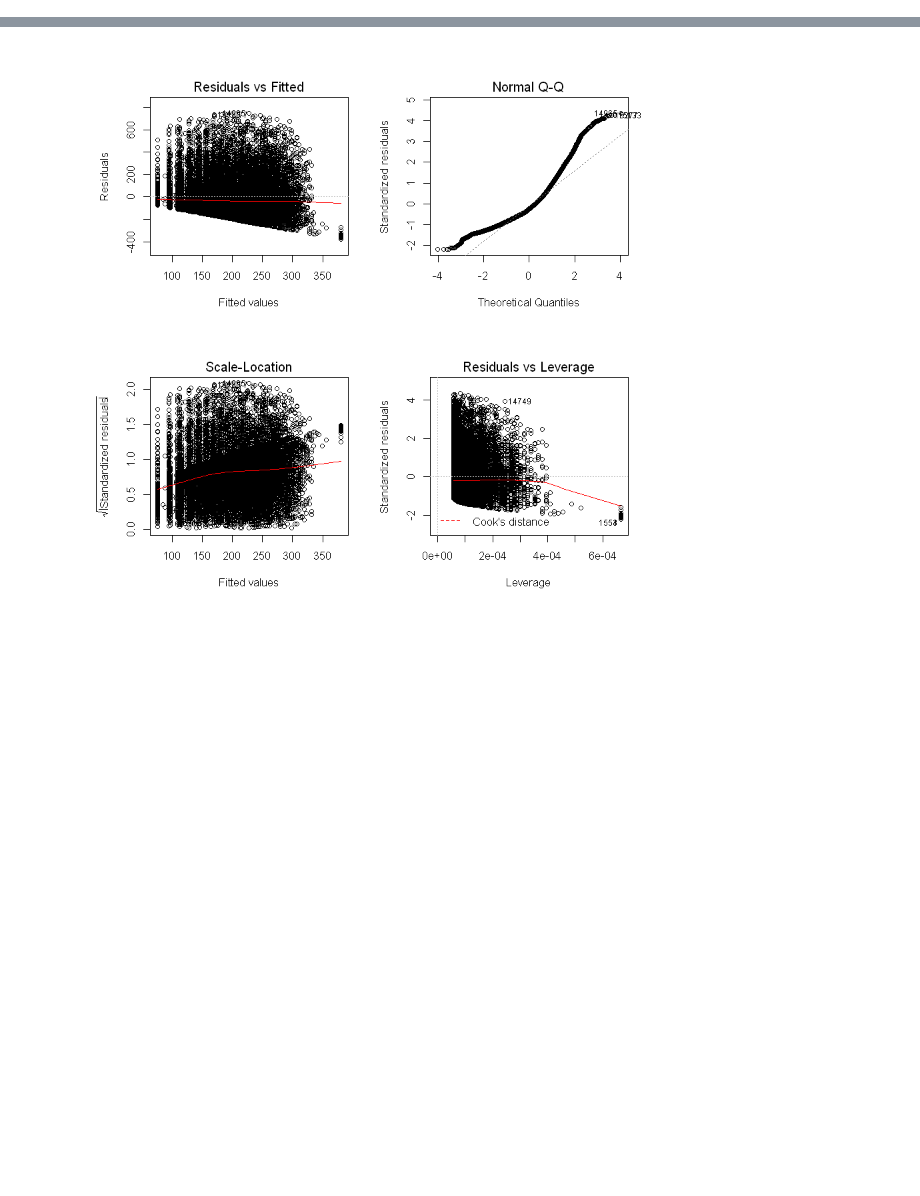
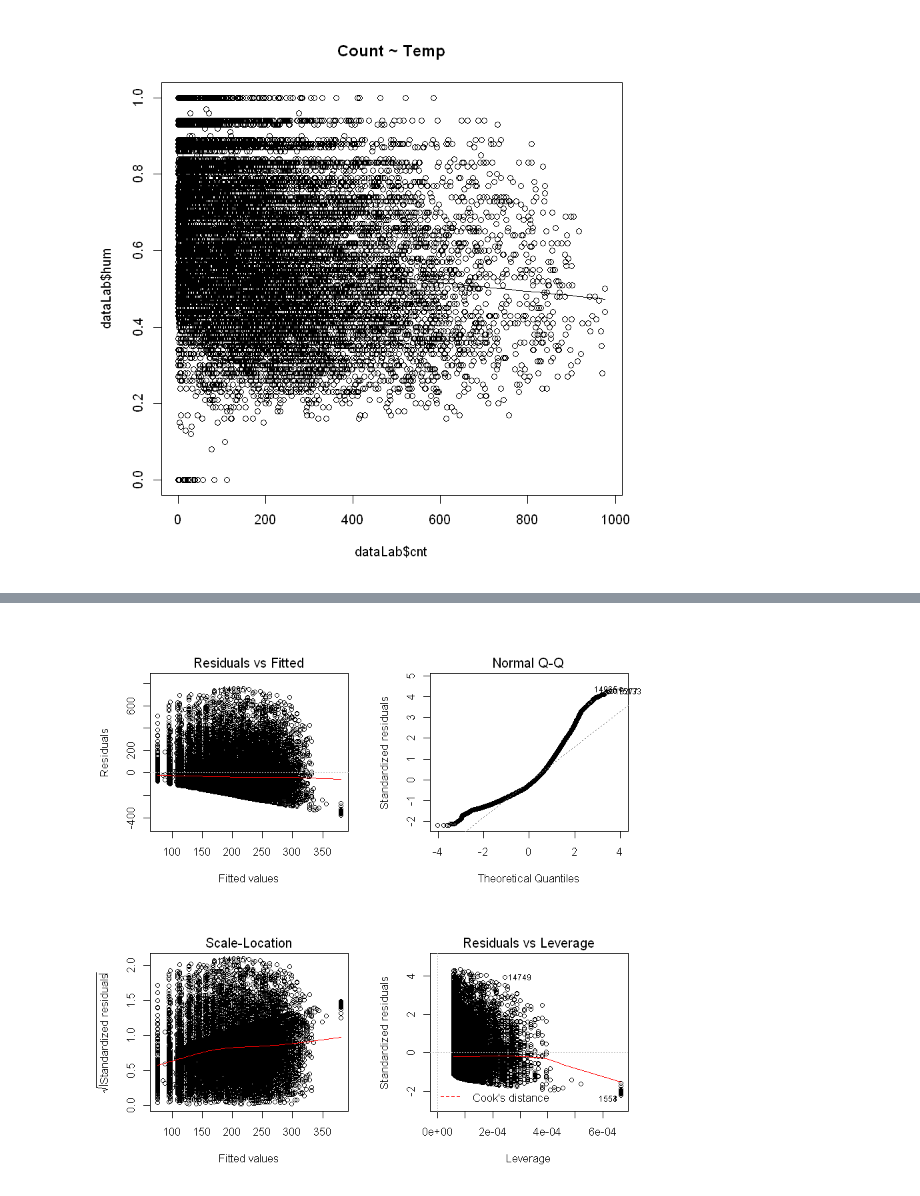
Before and after one commit to durden2/regression_models_pk, a Jupyter notebook: Projekt.ipynb, the cells around one changed output, grey strips where cells are left out. Cells and saved outputs as stored; diff of their text form; code cells hidden in the pictures; blank space fills up the shorter version.

```diff
--- a/Projekt.ipynb
+++ b/Projekt.ipynb
@@ -22,0 +32,4 @@ model <- lm(dataLab$cnt~dataLab$hum)
+# %%
+scatter.smooth(x=dataLab$cnt, y=dataLab$hum, main="Count ~ Temp")
+# %% [output]
+[figure, added]
```
Also changed, not shown: parts of 7 cells of this notebook, 1 other file.
